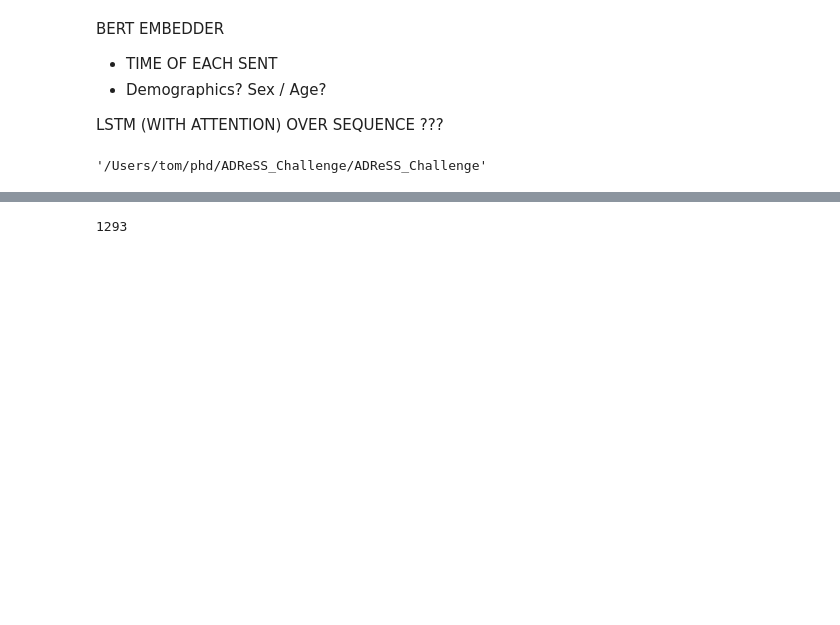
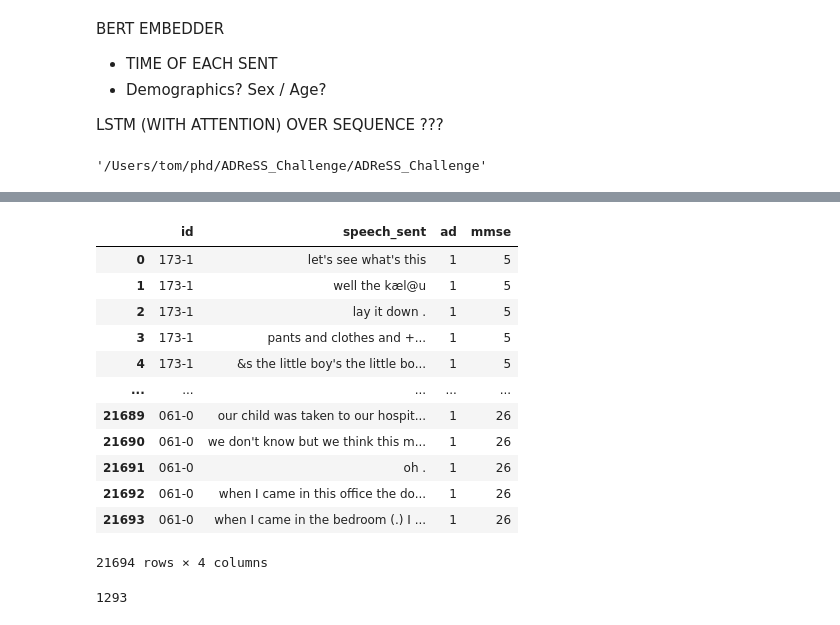
Before and after one commit to tomolopolis/ADReSS_Challenge, a Jupyter notebook: Pre-train-BERT-Models.ipynb, the cells around one changed output, grey strips where cells are left out. Drawn from its saved outputs; the diff is of its cells as text; code cells hidden in the pictures; blank space fills up the shorter version.

```diff
--- a/Pre-train-BERT-Models.ipynb
+++ b/Pre-train-BERT-Models.ipynb
@@ -116,8 +116,13 @@ def parse_data(data_dir, ad=True):
 # %%
 ad_df = pd.concat([parse_data(ad_dir) for ad_dir in ad_datas])
 # %%
-ctrl_df = pd.concat([parse_data(ctrl_dir) for ctrl_dir in ctrl_datas])
+ctrl_df = pd.concat([parse_data(ctrl_dir, ad=False) for ctrl_dir in ctrl_datas])
 # %%
 random_state = 42
 # %%
 df = pd.concat([ctrl_df, ad_df]).sample(frac=1, random_state=random_state)
+# %%
+# explode out each segment into AD / control segments
+# Do not shuffle, as parent level segments have already been shuffled
+segmented_speech = df.apply(lambda r: pd.DataFrame({'id': r.id, 'speech_sent': r.clean_par_speech, 'ad': r.ad, 'mmse': r.mmse}), axis=1).tolist()
+df_segments = pd.concat(segmented_speech).reset_index(drop=True)
@@ -134,3 +193,19 @@ model = model_class.from_pretrained(pretrained_weights)
+# %%
+df_segments
+# %% [output]
+|  | id | speech_sent | ad | mmse |
+| 0 | 173-1 | let's see what's this | 1 | 5 |
+| 1 | 173-1 | well the kæl@u | 1 | 5 |
+| 2 | 173-1 | lay it down . | 1 | 5 |
+| 3 | 173-1 | pants and clothes and +... | 1 | 5 |
+| 4 | 173-1 | &s the little boy's the little bo... | 1 | 5 |
+| ... | ... | ... | ... | ... |
+| 21689 | 061-0 | our child was taken to our hospit... | 1 | 26 |
+| 21690 | 061-0 | we don't know but we think this m... | 1 | 26 |
+| 21691 | 061-0 | oh . | 1 | 26 |
+| 21692 | 061-0 | when I came in this office the do... | 1 | 26 |
+| 21693 | 061-0 | when I came in the bedroom (.) I ... | 1 | 26 |
+21694 rows × 4 columns
 # %%
 class BERTAdDataset(Dataset):
     def __init__(self, text, labels, tokenizer):
```
Also changed, not shown: parts of 8 cells of this notebook, 1 other file.
